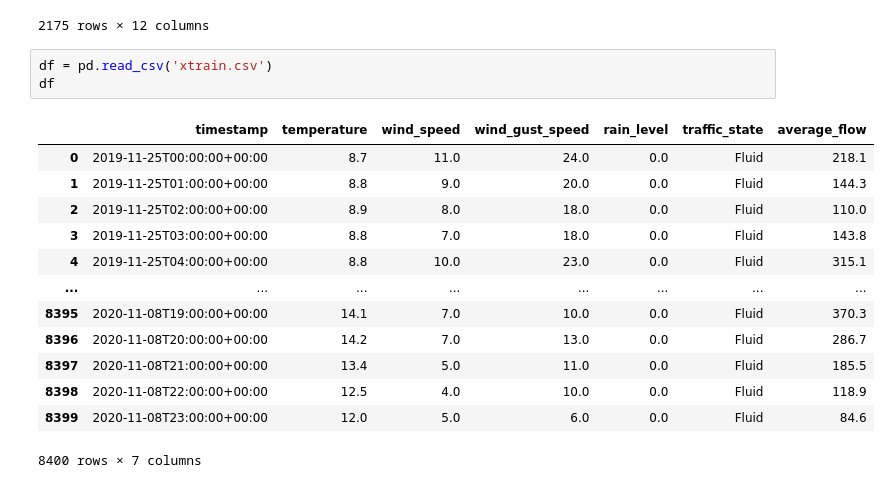
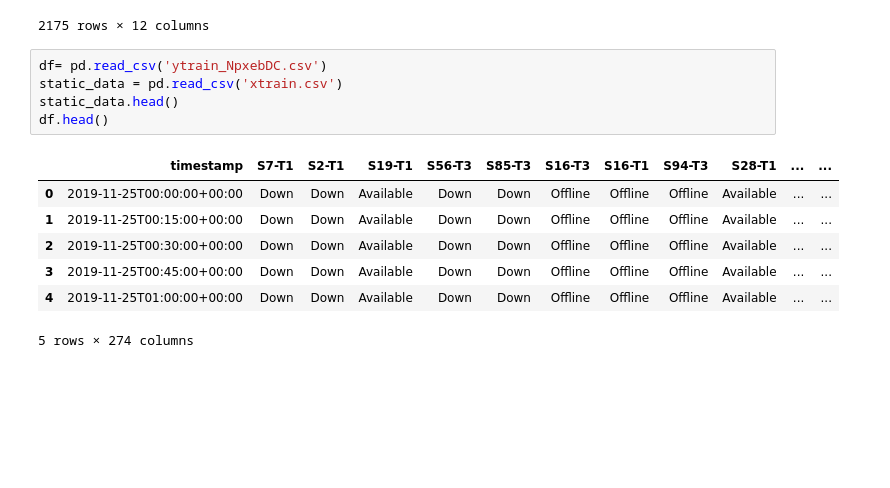
Before and after one commit to dantruski/Projet-Python-DS-Belib, a Jupyter notebook: manuel_1.ipynb, the cells around one changed output. Saved outputs shown, nothing was run; the diff lists cells and outputs as text; blank space fills up the shorter version.

```diff
--- a/manuel_1.ipynb
+++ b/manuel_1.ipynb
@@ -101,19 +101,15 @@ real_time_data.sort_values('hour', ascending=False)
 | 59 | FR*V75*EPX06*04*1 | Inconnu | https://parisdata.opendatasoft.co... | 2023-10-20 02:30:07+00:00 | 3 Rue de Bérite 75006 Paris | 75106 | ... |
 2175 rows × 12 columns
 # %%
-df = pd.read_csv('xtrain.csv')
-df
+df= pd.read_csv('ytrain_NpxebDC.csv')
+static_data = pd.read_csv('xtrain.csv')
+static_data.head()
+df.head()
 # %% [output]
-|  | timestamp | temperature | wind_speed | wind_gust_speed | rain_level | traffic_state | average_flow |
-| 0 | 2019-11-25T00:00:00+00:00 | 8.7 | 11.0 | 24.0 | 0.0 | Fluid | 218.1 |
-| 1 | 2019-11-25T01:00:00+00:00 | 8.8 | 9.0 | 20.0 | 0.0 | Fluid | 144.3 |
-| 2 | 2019-11-25T02:00:00+00:00 | 8.9 | 8.0 | 18.0 | 0.0 | Fluid | 110.0 |
-| 3 | 2019-11-25T03:00:00+00:00 | 8.8 | 7.0 | 18.0 | 0.0 | Fluid | 143.8 |
-| 4 | 2019-11-25T04:00:00+00:00 | 8.8 | 10.0 | 23.0 | 0.0 | Fluid | 315.1 |
-| ... | ... | ... | ... | ... | ... | ... | ... |
-| 8395 | 2020-11-08T19:00:00+00:00 | 14.1 | 7.0 | 10.0 | 0.0 | Fluid | 370.3 |
-| 8396 | 2020-11-08T20:00:00+00:00 | 14.2 | 7.0 | 13.0 | 0.0 | Fluid | 286.7 |
-| 8397 | 2020-11-08T21:00:00+00:00 | 13.4 | 5.0 | 11.0 | 0.0 | Fluid | 185.5 |
-| 8398 | 2020-11-08T22:00:00+00:00 | 12.5 | 4.0 | 10.0 | 0.0 | Fluid | 118.9 |
-| 8399 | 2020-11-08T23:00:00+00:00 | 12.0 | 5.0 | 6.0 | 0.0 | Fluid | 84.6 |
+|  | timestamp | S7-T1 | S2-T1 | S19-T1 | S56-T3 | S85-T3 | S16-T3 | S16-T1 | S94-T3 | S28-T1 | ... | ... |
+| 0 | 2019-11-25T00:00:00+00:00 | Down | Down | Available | Down | Down | Offline | Offline | Offline | Available | ... | ... |
+| 1 | 2019-11-25T00:15:00+00:00 | Down | Down | Available | Down | Down | Offline | Offline | Offline | Available | ... | ... |
+| 2 | 2019-11-25T00:30:00+00:00 | Down | Down | Available | Down | Down | Offline | Offline | Offline | Available | ... | ... |
+| 3 | 2019-11-25T00:45:00+00:00 | Down | Down | Available | Down | Down | Offline | Offline | Offline | Available | ... | ... |
+| 4 | 2019-11-25T01:00:00+00:00 | Down | Down | Available | Down | Down | Offline | Offline | Offline | Available | ... | ... |
-8400 rows × 7 columns
+5 rows × 274 columns
```
Also changed, not shown: parts of 22 cells of this notebook, 1 other file.
